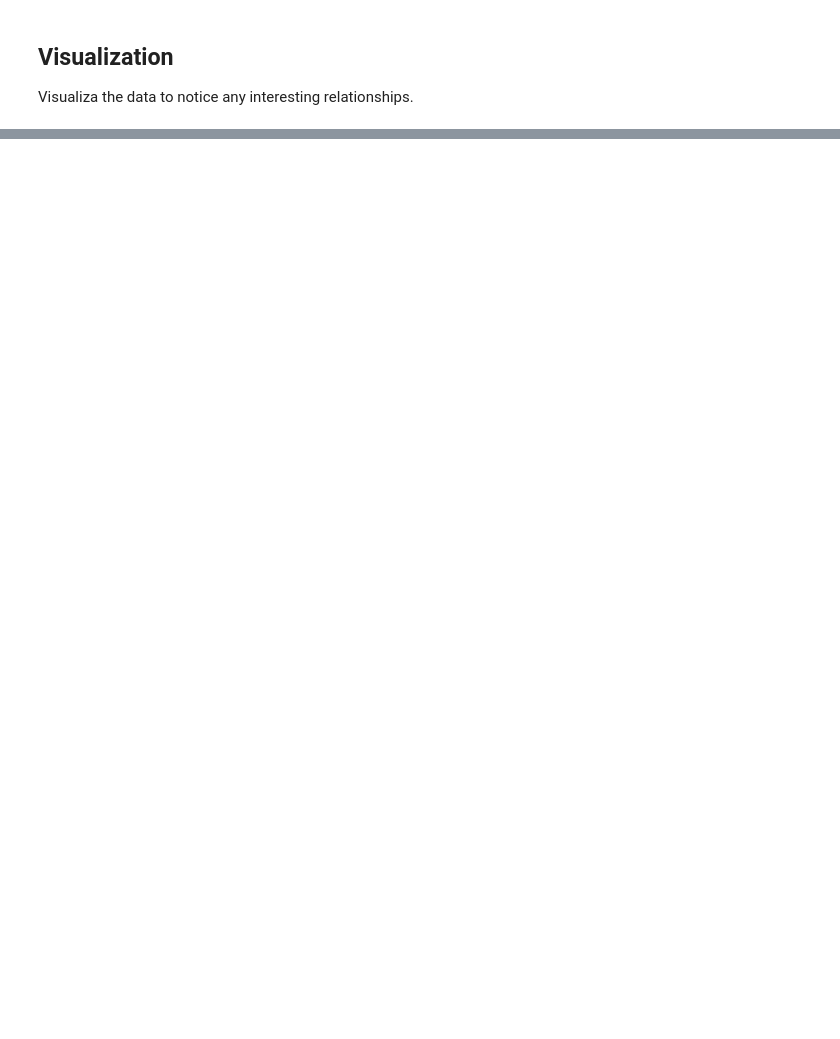
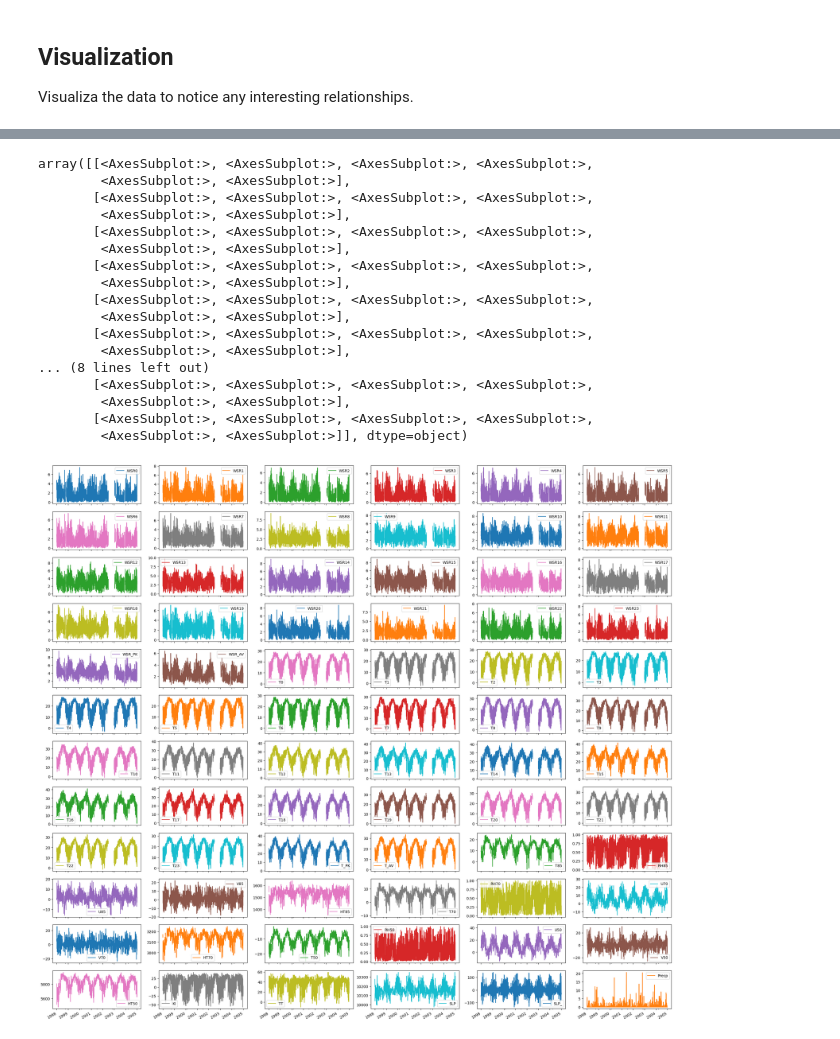
Before and after one commit to uygishypr/Ozone-Levels-Forecasting, a Jupyter notebook: src/ozone_forecasting.ipynb, the cells around one changed output, grey strips where cells are left out. Cells and saved outputs as stored; diff of their text form; code cells hidden in the pictures; blank space fills up the shorter version.

```diff
--- a/src/ozone_forecasting.ipynb
+++ b/src/ozone_forecasting.ipynb
@@ -125,0 +134,7 @@ df["RH50"].plot()
+# %%
+# Separate dt into month and year
+df['year'] = df.index.year
+df['month'] = df.index.month
+
+# For plotting
+years = df['year'].unique()
@@ -125,0 +153,22 @@ df["RH50"].plot()
+# %%
+features = df.iloc[:, 0:72]
+features.plot(subplots=True, layout=(12,6), figsize=(30,30))
+# %% [output]
+array([[<AxesSubplot:>, <AxesSubplot:>, <AxesSubplot:>, <AxesSubplot:>,
+        <AxesSubplot:>, <AxesSubplot:>],
+       [<AxesSubplot:>, <AxesSubplot:>, <AxesSubplot:>, <AxesSubplot:>,
+        <AxesSubplot:>, <AxesSubplot:>],
+       [<AxesSubplot:>, <AxesSubplot:>, <AxesSubplot:>, <AxesSubplot:>,
+        <AxesSubplot:>, <AxesSubplot:>],
+       [<AxesSubplot:>, <AxesSubplot:>, <AxesSubplot:>, <AxesSubplot:>,
+        <AxesSubplot:>, <AxesSubplot:>],
+       [<AxesSubplot:>, <AxesSubplot:>, <AxesSubplot:>, <AxesSubplot:>,
+        <AxesSubplot:>, <AxesSubplot:>],
+       [<AxesSubplot:>, <AxesSubplot:>, <AxesSubplot:>, <AxesSubplot:>,
+        <AxesSubplot:>, <AxesSubplot:>],
+... (8 lines left out)
+       [<AxesSubplot:>, <AxesSubplot:>, <AxesSubplot:>, <AxesSubplot:>,
+        <AxesSubplot:>, <AxesSubplot:>],
+       [<AxesSubplot:>, <AxesSubplot:>, <AxesSubplot:>, <AxesSubplot:>,
+        <AxesSubplot:>, <AxesSubplot:>]], dtype=object)
+[figure, added]
```
Also changed, not shown: parts of 16 cells of this notebook.
